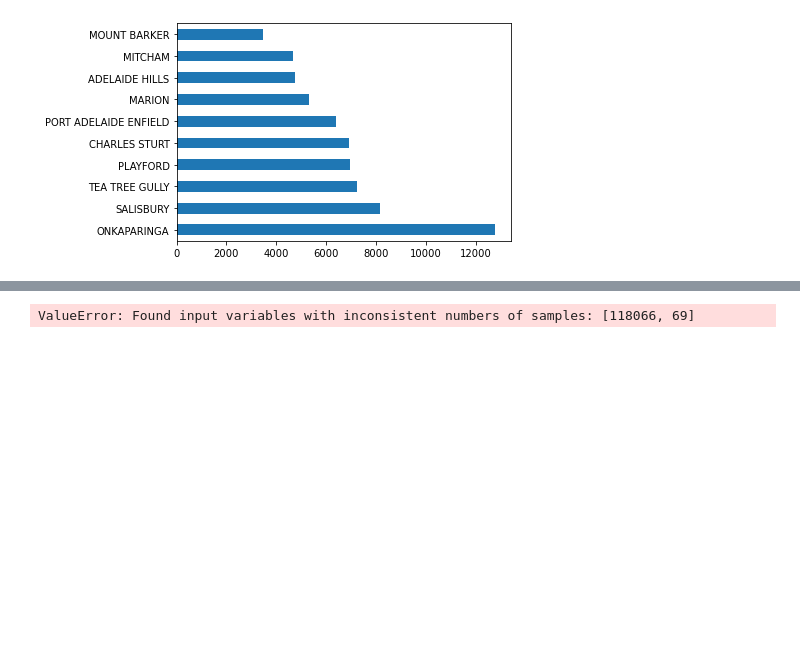
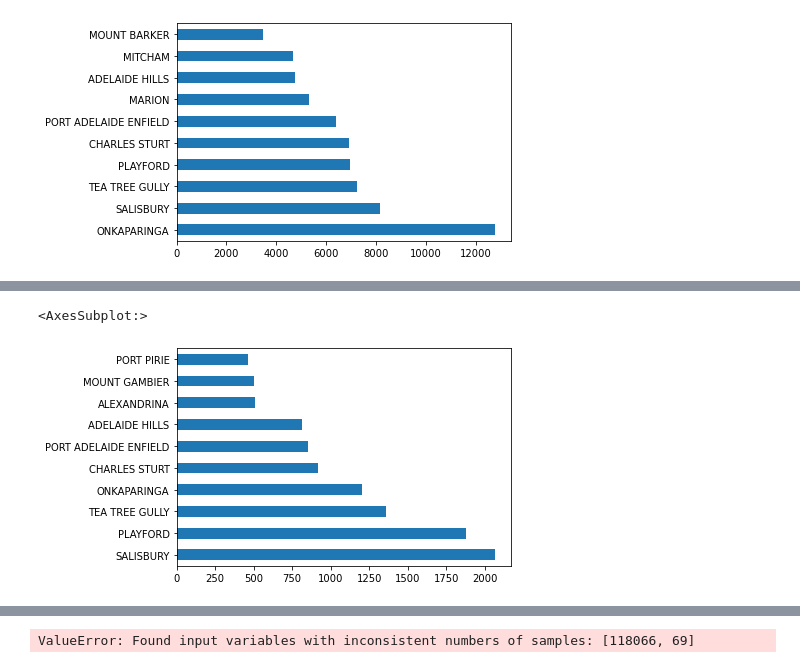
Before and after one commit to Michael-Kneale/Data-Analysis-Portfolio, a Jupyter notebook: Portfolio 2.ipynb, the cells around one changed output, grey strips where cells are left out. Cells and saved outputs as stored; diff of their text form; code cells hidden in the pictures; blank space fills up the shorter version.

```diff
--- a/Portfolio 2.ipynb
+++ b/Portfolio 2.ipynb
@@ -115,0 +161,6 @@ sa_vouchers_scores['Participant_LGA'].value_counts().iloc[:10].plot(kind='barh')
+# %%
+Football = sa_vouchers_scores[sa_vouchers_scores.Voucher_Sport == 'Football (Soccer)']
+Football['Participant_LGA'].value_counts().iloc[:10].plot(kind='barh')
+# %% [output]
+<AxesSubplot:>
+[figure, added]
```
Also changed, not shown: parts of 7 cells of this notebook, 1 other file.
